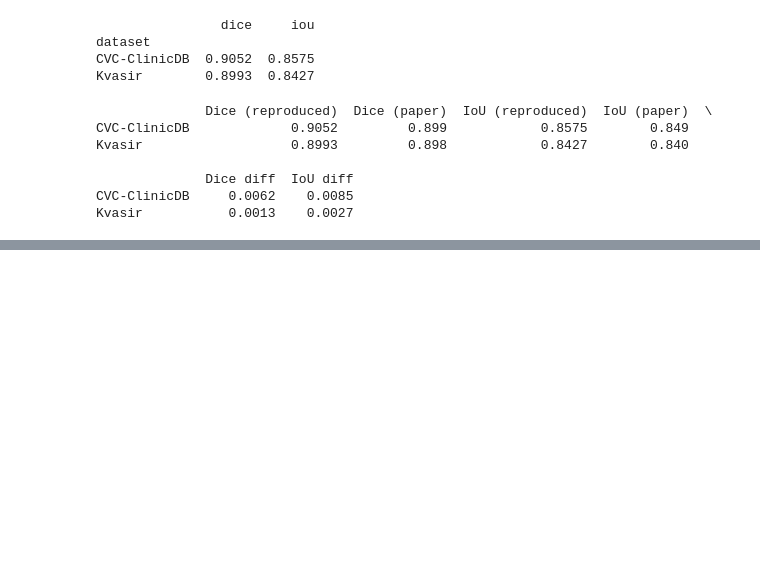
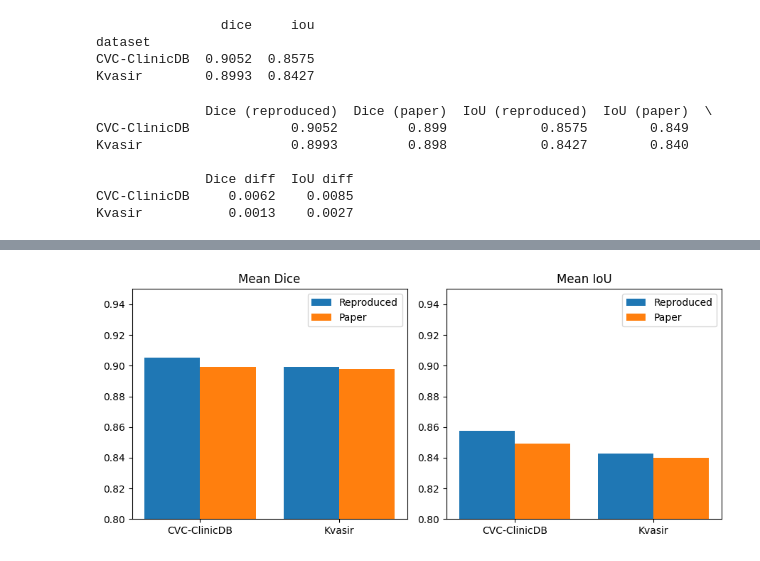
Before and after one commit to ounissinour/PolypVision, a Jupyter notebook: notebooks/01_PraNet_Reproduction.ipynb, the cells around one changed output, grey strips where cells are left out. Cells and saved outputs as stored; diff of their text form; code cells hidden in the pictures; blank space fills up the shorter version.

```diff
--- a/notebooks/01_PraNet_Reproduction.ipynb
+++ b/notebooks/01_PraNet_Reproduction.ipynb
@@ -249,0 +273,14 @@ files.download('/content/drive/MyDrive/PolypVision/results/pranet_vs_paper.csv')
+# %%
+import numpy as np
+fig, ax = plt.subplots(1, 2, figsize=(9, 4))
+for a, metric in zip(ax, ['Dice', 'IoU']):
+    x = np.arange(len(table))
+    a.bar(x - 0.2, table[f'{metric} (reproduced)'], 0.4, label='Reproduced')
+    a.bar(x + 0.2, table[f'{metric} (paper)'],      0.4, label='Paper')
+    a.set_xticks(x); a.set_xticklabels(table.index)
+    a.set_ylim(0.8, 0.95); a.set_title(f'Mean {metric}'); a.legend()
+plt.tight_layout()
+plt.savefig(f'{out}/pranet_vs_paper.png', dpi=200, bbox_inches='tight')
+plt.show()
+# %% [output]
+[figure, added]
```
Also changed, not shown: parts of 3 cells of this notebook.
